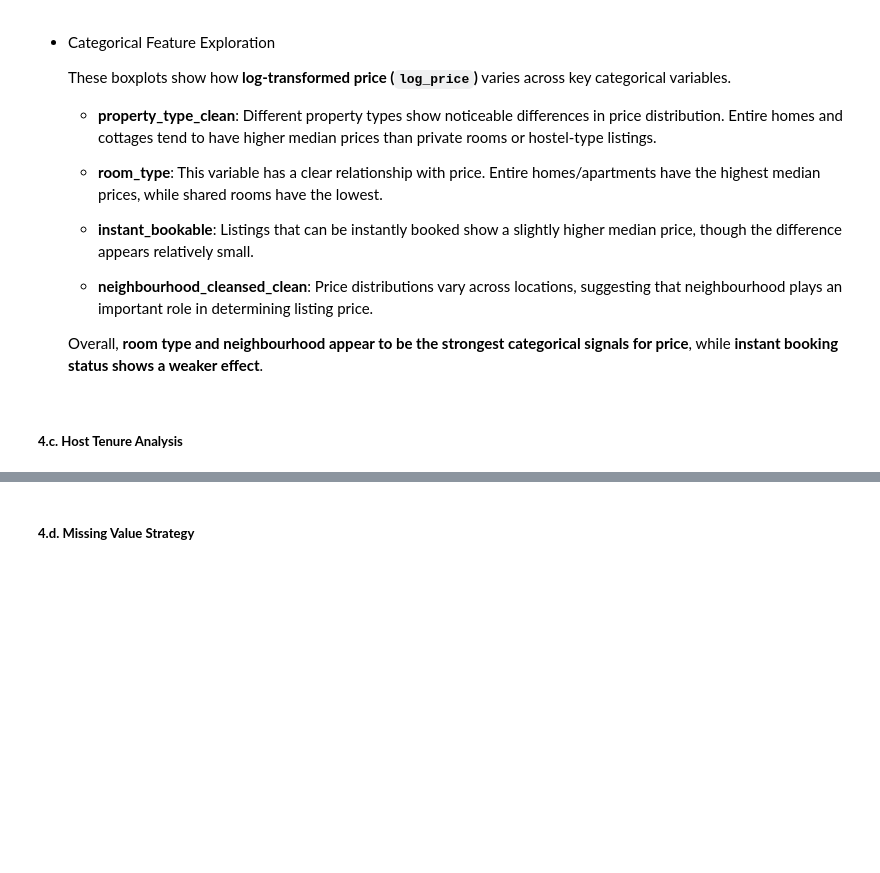
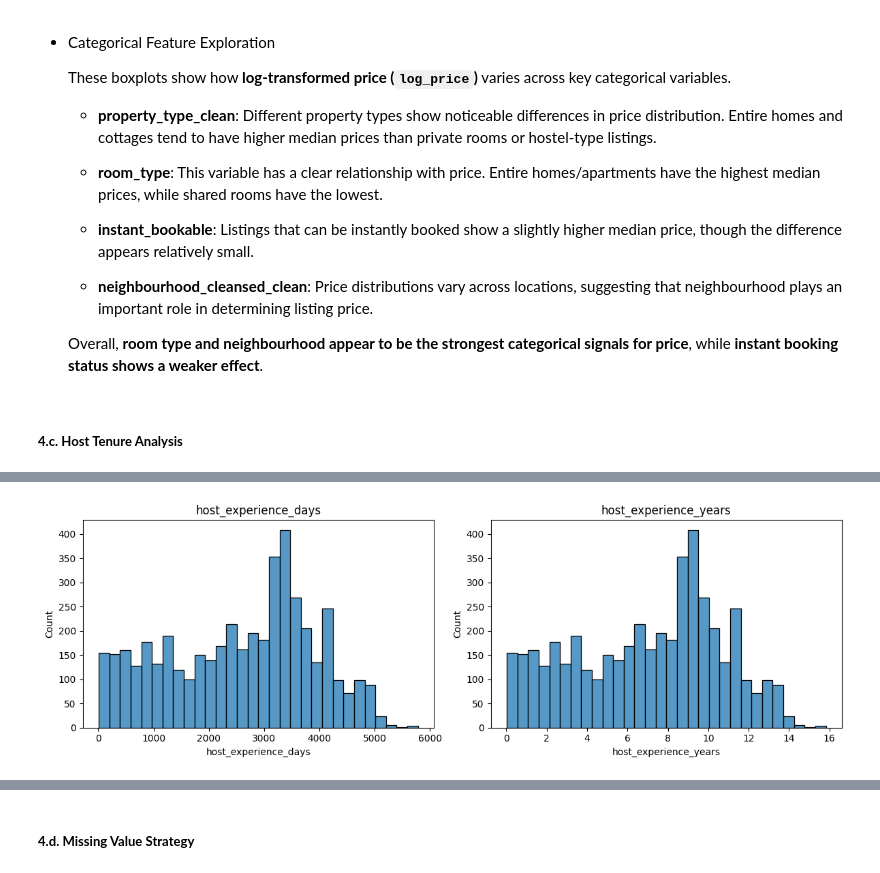
Before and after one commit to Batujan/Airbnb_Basque_Country_Price_Prediction, a Jupyter notebook: notebooks/01_data_exploration.ipynb, the cells around one changed output, grey strips where cells are left out. Drawn from its saved outputs; the diff is of its cells as text; code cells hidden in the pictures; blank space fills up the shorter version.

Commit message:
refactor date feature

```diff
--- a/notebooks/01_data_exploration.ipynb
+++ b/notebooks/01_data_exploration.ipynb
@@ -537,6 +536,6 @@ df_eda[categorical_cols].head()
 # %%
 cat_cols_to_drop = [
-    "host_since", "first_review",
+    "first_review",
     "last_review", "license", "amenities",
     "host_location", "host_neighbourhood"
 ]
@@ -743,3 +744,6 @@ plt.show()
     Overall, **room type and neighbourhood appear to be the strongest categorical signals for price**, while **instant  booking status shows a weaker effect**.
 # %% [markdown]
 ##### **4.c. Host Tenure Analysis**
+# %%
+df_eda["last_scraped"] = pd.to_datetime(df["last_scraped"], errors="coerce")
+df_eda["last_scraped"].max()
@@ -746,3 +752,17 @@ plt.show()
 # %%
-df["host_since"] = pd.to_datetime(df["host_since"])
-df["host_experience"] = 2023 - df["host_since"].dt.year
+df_eda["host_since"] = pd.to_datetime(df_eda["host_since"], errors="coerce")
+reference_date = pd.Timestamp("2025-09-30")
+df_eda["host_experience_days"] = (reference_date - df_eda["host_since"]).dt.days
+df_eda["host_experience_years"] = df_eda["host_experience_days"] / 365.25
+# %%
+date_cols = ["host_experience_days", "host_experience_years"]
+
+fig, axes = plt.subplots(1, 2, figsize=(12, 4))
+
+for ax, col in zip(axes, date_cols):
+    sns.histplot(df_eda[col], bins=30, ax=ax)
+    ax.set_title(col)
+
+plt.tight_layout()
+# %% [output]
+[figure, added]
```
Also changed, not shown: parts of 10 cells of this notebook.
